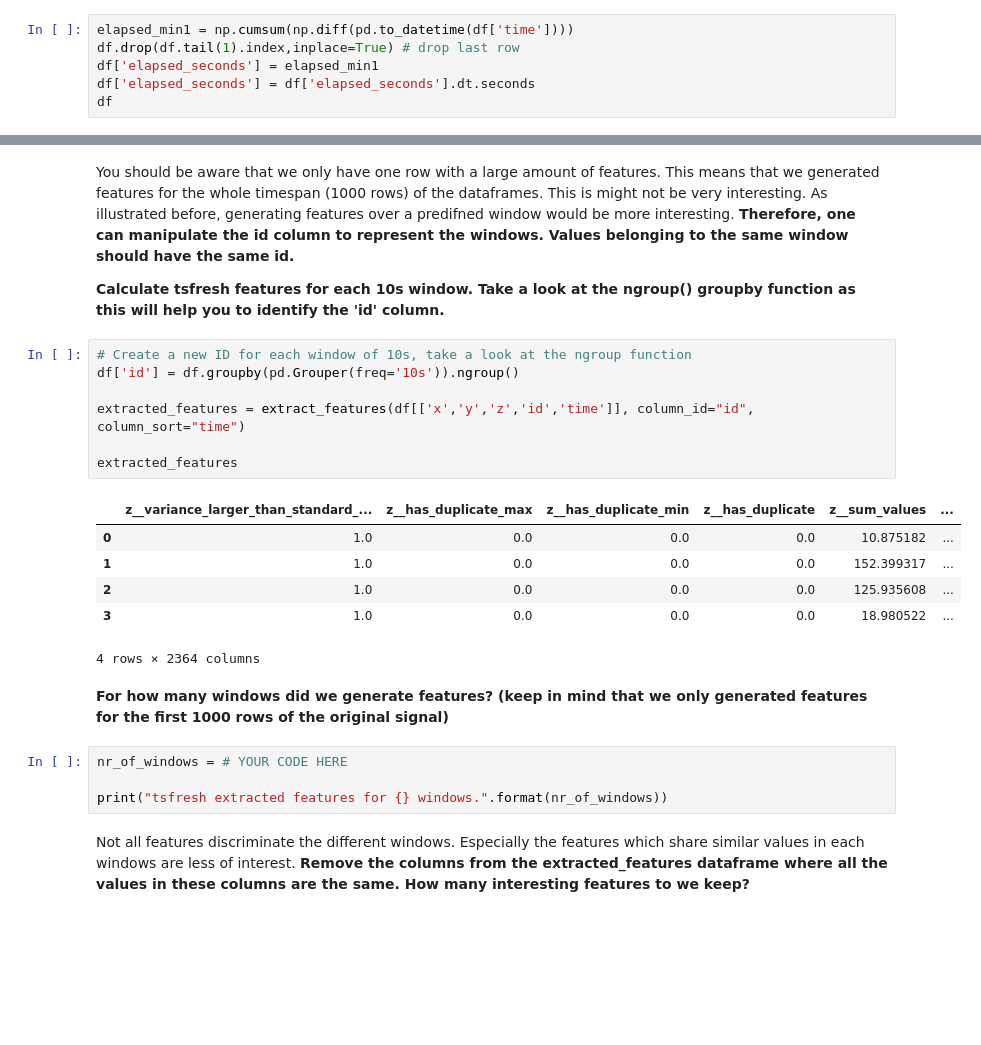
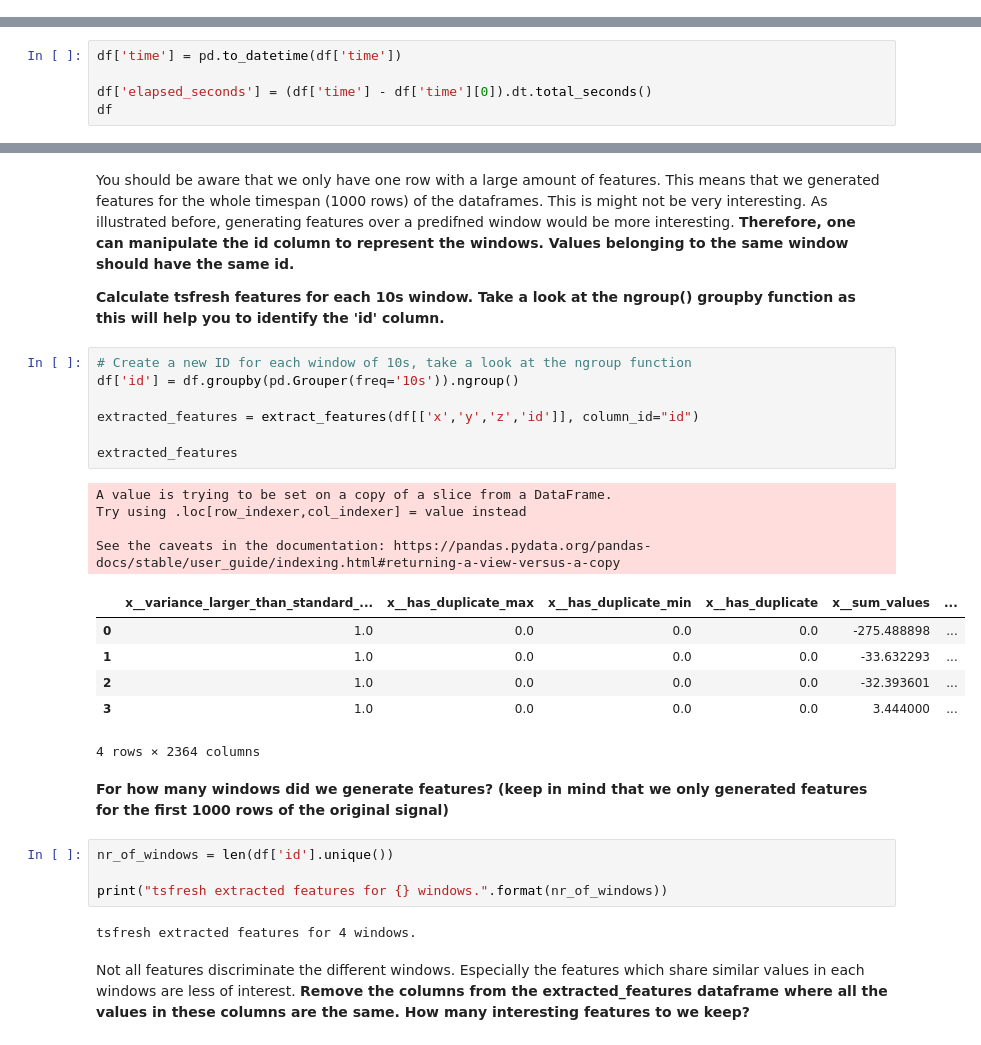
Before and after one commit to cesarz10/Data-Analytics-Healthcare, a Jupyter notebook: Lab_3_mobile/Lab_3_Mobile.ipynb, the cells around one changed output, grey strips where cells are left out. Cells and saved outputs as stored; diff of their text form; blank space fills up the shorter version.

```diff
--- a/Lab_3_mobile/Lab_3_Mobile.ipynb
+++ b/Lab_3_mobile/Lab_3_Mobile.ipynb
@@ -475,9 +489,3 @@ We don't have a 'elapsed_seconds' column in this dataframe. This can however be
 1) **Using the cummulative sum function from the differences between the UNIX times in the 'time' column. Take into account that these differences will be in nanoseconds and we want the elapsed_seconds**
 
 2) **Using the cummulative sum function from the differences between the UTC timestamps, generated from the UNIX 'time' column. Going from UNIX to UTC can be done similar as in part 1.**
-# %%
-elapsed_min1 = np.cumsum(np.diff(pd.to_datetime(df['time'])))
-df.drop(df.tail(1).index,inplace=True) # drop last row
-df['elapsed_seconds'] = elapsed_min1
-df['elapsed_seconds'] = df['elapsed_seconds'].dt.seconds
-df
@@ -497,0 +492,5 @@ df
+# %%
+df['time'] = pd.to_datetime(df['time'])
+
+df['elapsed_seconds'] = (df['time'] - df['time'][0]).dt.total_seconds()
+df
@@ -693,23 +709,29 @@ You should be aware that we only have one row with a large amount of features. T
 # %%
 # Create a new ID for each window of 10s, take a look at the ngroup function
 df['id'] = df.groupby(pd.Grouper(freq='10s')).ngroup()
 
-extracted_features = extract_features(df[['x','y','z','id','time']], column_id="id", column_sort="time")
+extracted_features = extract_features(df[['x','y','z','id']], column_id="id")
 
 extracted_features
 # %% [output]
+A value is trying to be set on a copy of a slice from a DataFrame.
+Try using .loc[row_indexer,col_indexer] = value instead
+
+See the caveats in the documentation: https://pandas.pydata.org/pandas-docs/stable/user_guide/indexing.html#returning-a-view-versus-a-copy
-|  | z__variance_larger_than_standard_... | z__has_duplicate_max | z__has_duplicate_min | z__has_duplicate | z__sum_values | ... |
-| 0 | 1.0 | 0.0 | 0.0 | 0.0 | 10.875182 | ... |
-| 1 | 1.0 | 0.0 | 0.0 | 0.0 | 152.399317 | ... |
-| 2 | 1.0 | 0.0 | 0.0 | 0.0 | 125.935608 | ... |
-| 3 | 1.0 | 0.0 | 0.0 | 0.0 | 18.980522 | ... |
+|  | x__variance_larger_than_standard_... | x__has_duplicate_max | x__has_duplicate_min | x__has_duplicate | x__sum_values | ... |
+| 0 | 1.0 | 0.0 | 0.0 | 0.0 | -275.488898 | ... |
+| 1 | 1.0 | 0.0 | 0.0 | 0.0 | -33.632293 | ... |
+| 2 | 1.0 | 0.0 | 0.0 | 0.0 | -32.393601 | ... |
+| 3 | 1.0 | 0.0 | 0.0 | 0.0 | 3.444000 | ... |
-4 rows × 2364 columns
+4 rows × 2364 columns
 # %% [markdown]
 **For how many windows did we generate features? (keep in mind that we only generated features for the first 1000 rows of the original signal)**
 # %%
-nr_of_windows = # YOUR CODE HERE
+nr_of_windows = len(df['id'].unique())
 
 print("tsfresh extracted features for {} windows.".format(nr_of_windows))
+# %% [output]
+tsfresh extracted features for 4 windows.
 # %% [markdown]
 Not all features discriminate the different windows. Especially the features which share similar values in each windows are less of interest. **Remove the columns from the extracted_features dataframe where all the values in these columns are the same. How many interesting features to we keep?**
 # %%
```
Also changed, not shown: parts of 21 cells of this notebook.
